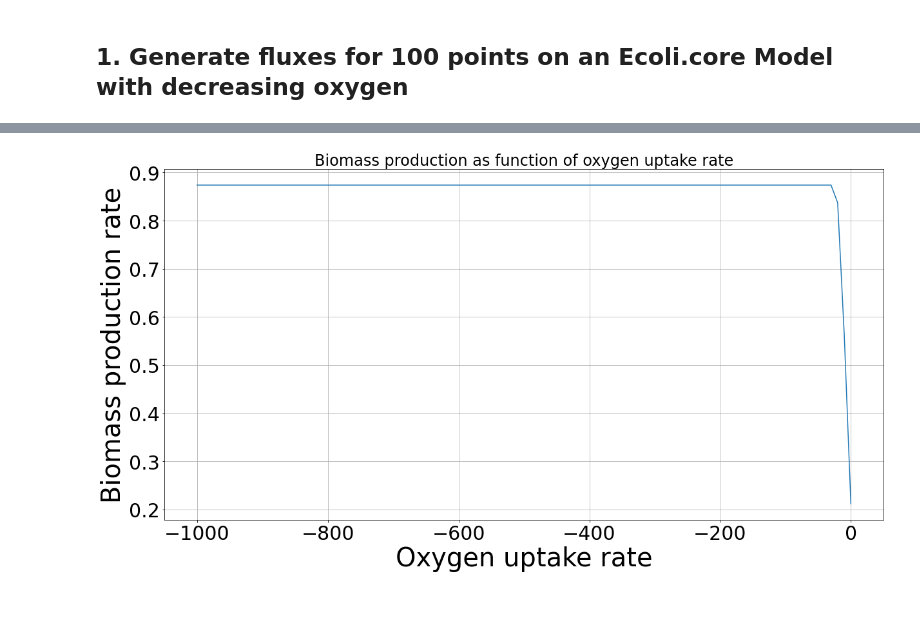
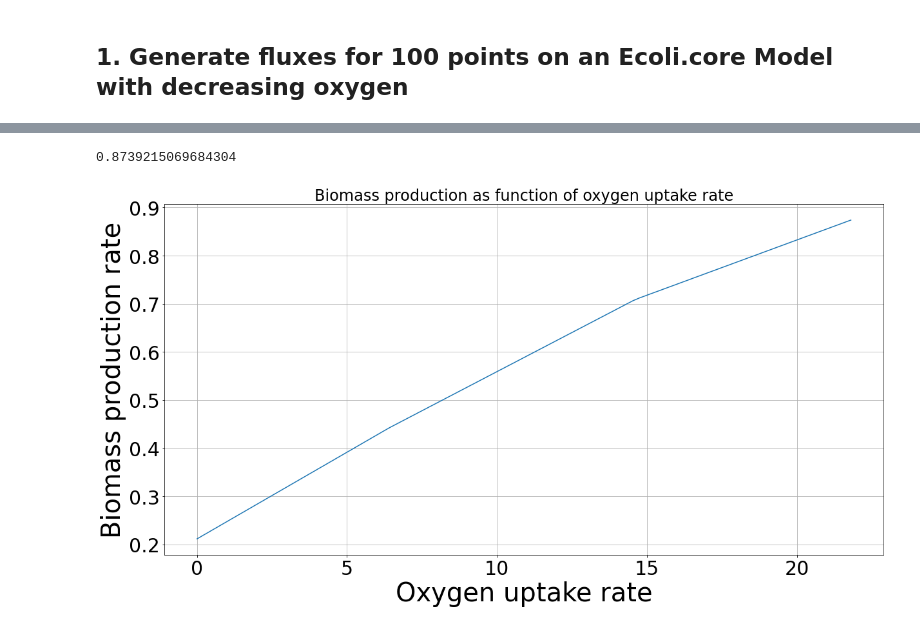
Before and after one commit to jaydeerafael/Metabolic-Trajectory-Inference, a Jupyter notebook: Metabolic_Trajectory.ipynb, the cells around one changed output, grey strips where cells are left out. Saved outputs shown, nothing was run; the diff lists cells and outputs as text; code cells hidden in the pictures.

```diff
--- a/Metabolic_Trajectory.ipynb
+++ b/Metabolic_Trajectory.ipynb
@@ -41,7 +42,7 @@ data_dir = data_dir.resolve()
 # %% [markdown]
 ## 1. Generate fluxes for 100 points on an Ecoli.core Model with decreasing oxygen
 # %%
-model = load_model('e_coli_core')
+model = load_model('textbook')
 # %%
 model
 # %% [output]
@@ -55,23 +72,34 @@ model
+# %%
+solution = model.optimize()
+solution.objective_value
+# %% [output]
+0.8739215069684304
 # %%
-oxygen_fluxes = numpy.linspace(model.reactions.EX_o2_e.lower_bound, 0, 100)
+# higher_boundary
+# model is exploring 21.8 units of o2
+# Explore 100 points from 0 to 21.8
+# Then see impact of biomass
+# x see impact of biomass
+# do FBA and "pFBA"
+#
+oxygen_fluxes = numpy.linspace(0, 21.8, 100)
 
 resulting_fluxes = []
 
 for flux in oxygen_fluxes:
-    model.reactions.EX_o2_e.lower_bound = flux
+    model.reactions.EX_o2_e.lower_bound = -flux  # Notice the negative sign, uptake reactions are typically negative in cobra models
     solution = model.optimize()
     if solution.status == 'optimal':
-        resulting_fluxes.append(solution.fluxes.BIOMASS_Ecoli_core_w_GAM)
+        resulting_fluxes.append(solution.objective_value)
     else:
         resulting_fluxes.append(numpy.nan)
 
-
-matplotlib.pyplot.figure(figsize=(20, 10))
-matplotlib.pyplot.plot(oxygen_fluxes, resulting_fluxes)
+matplotlib.pyplot.figure(figsize = (20, 10))
+matplotlib.pyplot.plot(oxygen_fluxes, resulting_fluxes)  # Switched the axes
 matplotlib.pyplot.xlabel('Oxygen uptake rate')
 matplotlib.pyplot.ylabel('Biomass production rate')
 matplotlib.pyplot.title('Biomass production as function of oxygen uptake rate')
 matplotlib.pyplot.grid(True)
 matplotlib.pyplot.show()
 # %% [output]
-[figure, old version]
+[figure, new version]
```
Also changed, not shown: parts of 5 cells of this notebook.
